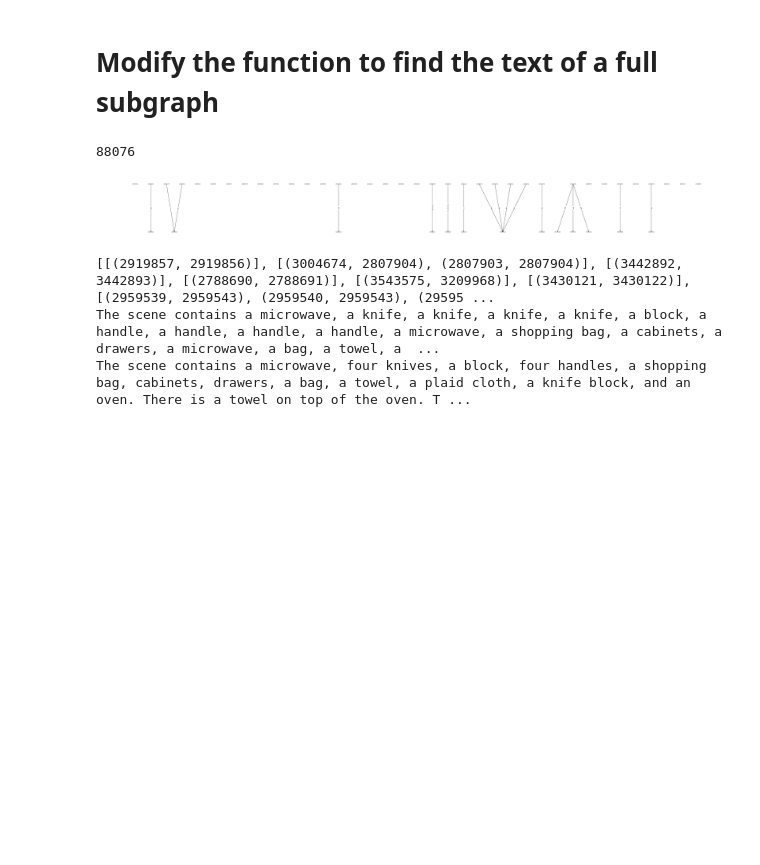
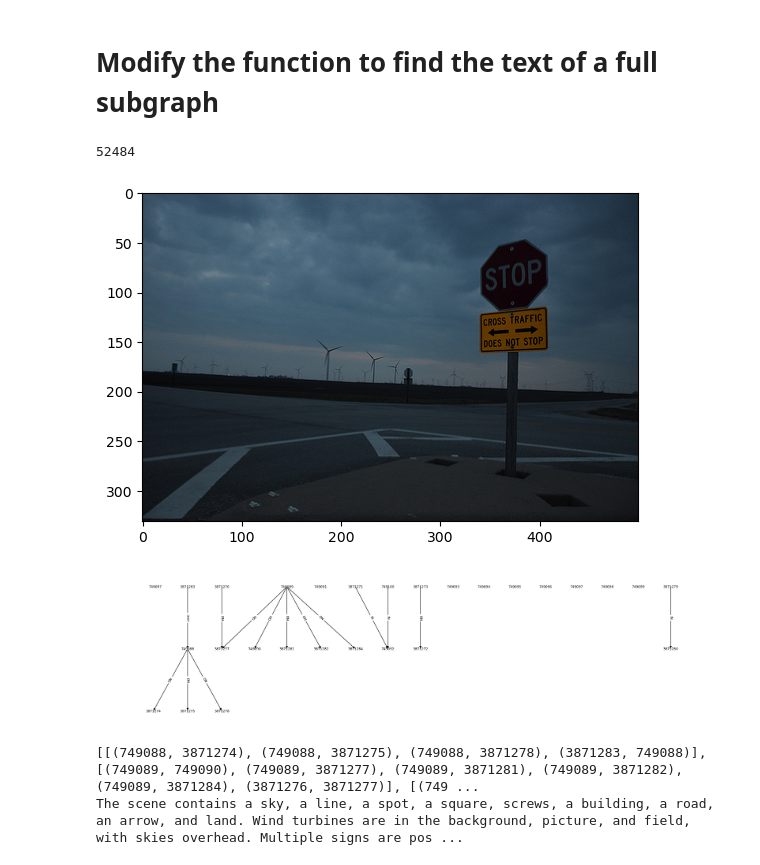
Before and after one commit to roberthoenig/GraphCLIP, a Jupyter notebook: notebooks/build_sentence_from_graph.ipynb, the cells around one changed output. Drawn from its saved outputs; the diff is of its cells as text; code cells hidden in the pictures; blank space fills up the shorter version.

Commit message:
update graph to description

```diff
--- a/notebooks/build_sentence_from_graph.ipynb
+++ b/notebooks/build_sentence_from_graph.ipynb
@@ -187,28 +208,17 @@ def graph_get_description(sentence_draft):
 # %%
 import random
 idx = random.randint(0, len(graphs))
 print(idx)
-g = graphs[106058]
+g = graphs[idx]
+image_id = g.graph['image_id']
+print_image(image_id)
 plot_graph(g)
 print(get_connected_component_edges(g)[0])
-sentence = ""
-raw_draft = "The scene contains "
-components, lonely_nodes = get_connected_component_edges(g)
-for node in lonely_nodes:
-    raw_draft += "a " + g.labels[node] + ", "
-sentence += subg_get_sentence(raw_draft) + " "
-for subgraph_edges in components:
-    sentence_draft = subg_get_sentence_draft(subgraph_edges)
-    if sentence_draft not in raw_draft: # avoid duplicates, which happens regularly
-        raw_draft += sentence_draft + " "
-        sentence += subg_get_sentence(sentence_draft) + " "
-print(raw_draft)
-print(sentence)
+print(graph_get_description(g))
 # sentence = graph_get_description(raw_draft) # transforming all at once somehow is not wokring as well
-# print(sentence)
 # %% [output]
-88076
+52484
-[figure, old version]
+[figure, new version]
+[figure, added]
-[[(2919857, 2919856)], [(3004674, 2807904), (2807903, 2807904)], [(3442892, 3442893)], [(2788690, 2788691)], [(3543575, 3209968)], [(3430121, 3430122)], [(2959539, 2959543), (2959540, 2959543), (29595 ...
-The scene contains a microwave, a knife, a knife, a knife, a knife, a block, a handle, a handle, a handle, a handle, a microwave, a shopping bag, a cabinets, a drawers, a microwave, a bag, a towel, a  ...
-The scene contains a microwave, four knives, a block, four handles, a shopping bag, cabinets, drawers, a bag, a towel, a plaid cloth, a knife block, and an oven. There is a towel on top of the oven. T ...
+[[(749088, 3871274), (749088, 3871275), (749088, 3871278), (3871283, 749088)], [(749089, 749090), (749089, 3871277), (749089, 3871281), (749089, 3871282), (749089, 3871284), (3871276, 3871277)], [(749 ...
+The scene contains a sky, a line, a spot, a square, screws, a building, a road, an arrow, and land. Wind turbines are in the background, picture, and field, with skies overhead. Multiple signs are pos ...
```
Also changed, not shown: parts of 3 cells of this notebook.
